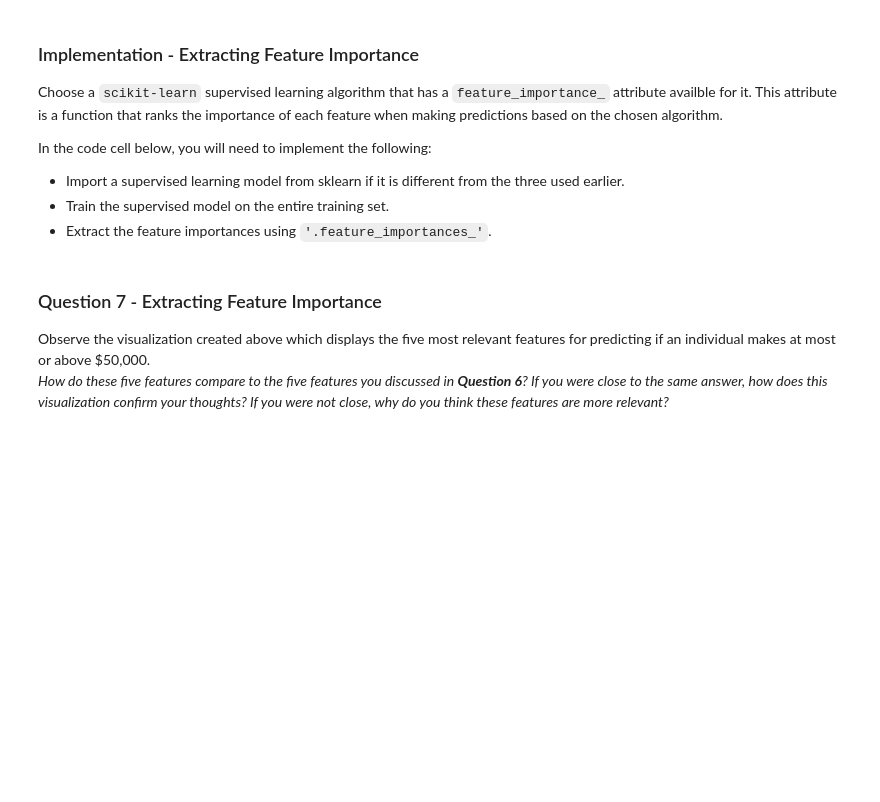
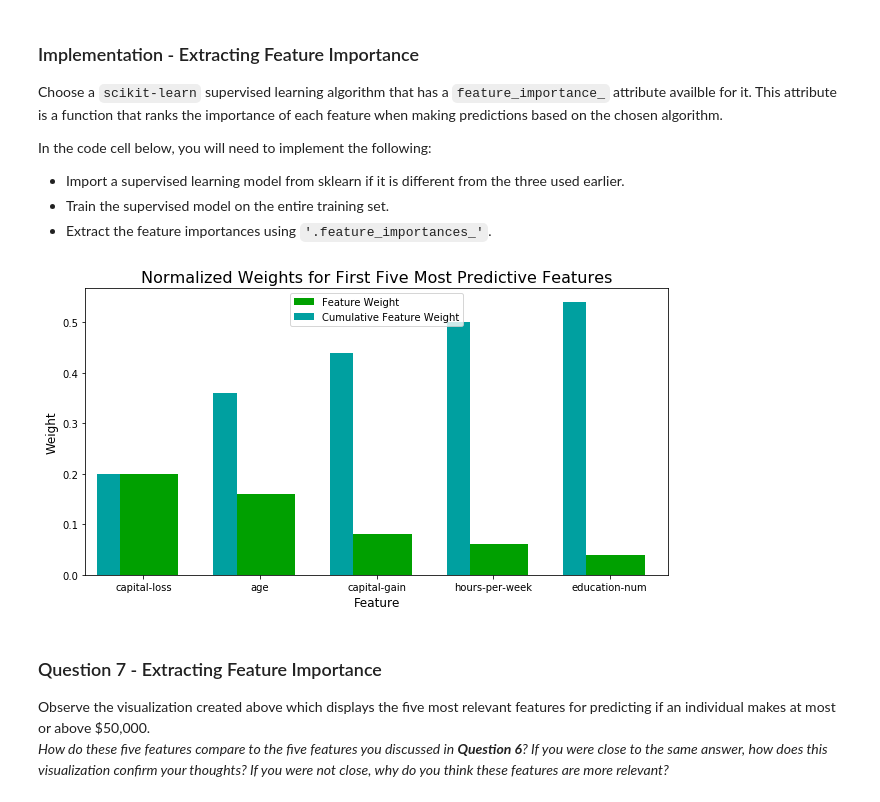
Before and after one commit to SijiaDavis/MLND, a Jupyter notebook: finding_donors/finding_donors.ipynb, the cells around one changed output. Saved outputs shown, nothing was run; the diff lists cells and outputs as text; code cells hidden in the pictures; blank space fills up the shorter version.

```diff
--- a/finding_donors/finding_donors.ipynb
+++ b/finding_donors/finding_donors.ipynb
@@ -450,14 +469,16 @@ In the code cell below, you will need to implement the following:
 # %%
 # TODO: Import a supervised learning model that has 'feature_importances_'
 
 # TODO: Train the supervised model on the training set
-model = None
+model = AdaBoostClassifier().fit(X_train, y_train)
 
 # TODO: Extract the feature importances
-importances = None
+importances = model.feature_importances_
 
 # Plot
 vs.feature_plot(importances, X_train, y_train)
+# %% [output]
+[figure, added]
 # %% [markdown]
 ### Question 7 - Extracting Feature Importance
 
```
Also changed, not shown: parts of 20 cells of this notebook.
